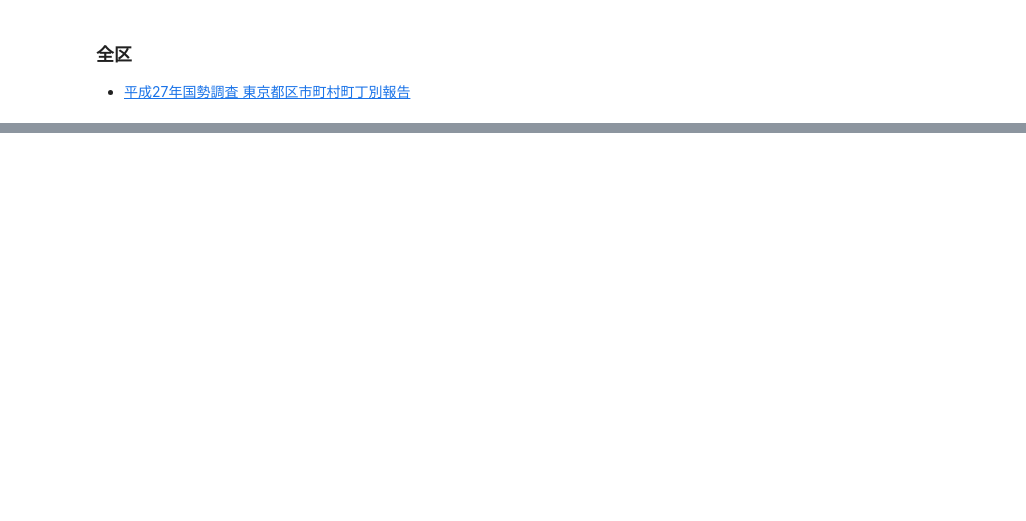
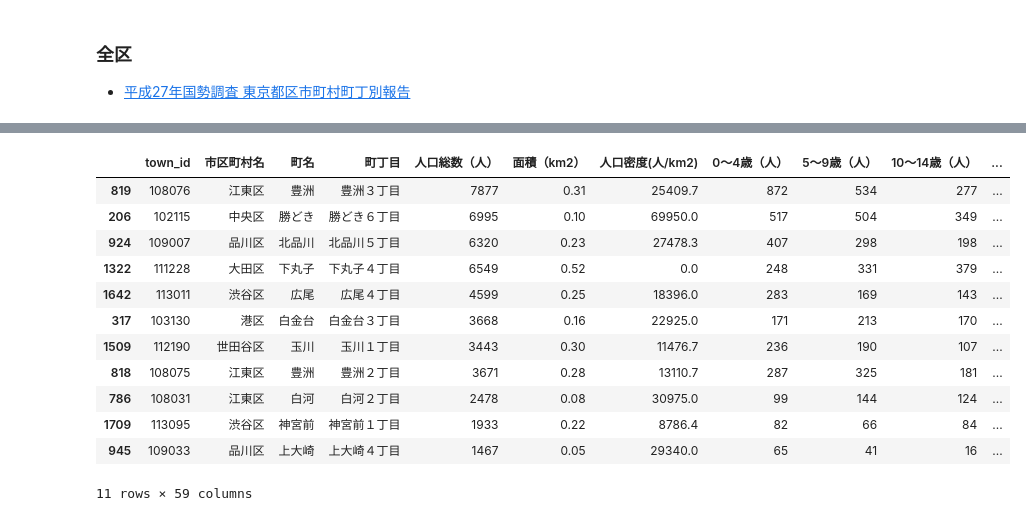
Before and after one commit to z-guard/analysis, a Jupyter notebook: notebooks/population_master.ipynb, the cells around one changed output, grey strips where cells are left out. Saved outputs shown, nothing was run; the diff lists cells and outputs as text; code cells hidden in the pictures; blank space fills up the shorter version.

Commit message:
Add: new population data

```diff
--- a/notebooks/population_master.ipynb
+++ b/notebooks/population_master.ipynb
@@ -218,0 +327,8 @@ if os.path.exists(place_photo_file):
+# %%
+for col in residence_cols:
+    if col != '一般世帯_世帯数':
+        new_col = col.replace('世帯数', '割合')
+        df_residence[new_col] = df_residence[col] / df_residence['一般世帯_世帯数']
+
+df_residence = df_residence.drop(columns=residence_cols+['男女'])
+print(df_residence.shape)
@@ -218,0 +339,5 @@ if os.path.exists(place_photo_file):
+# %%
+csv_file_7 = 'kd15zv07100000.csv'
+df_all_building = pd.read_csv(os.path.join(temp_dir, csv_file_7), dtype='str')
+df_all_building = df_all_building[df_all_building['オリジナル地域階層コード'].notna()].reset_index(drop=True)
+print(df_all_building.shape)
@@ -221,3 +422,30 @@ df_population_master.to_csv(os.path.join(DIR_NAME, 'population_master.csv'), ind
+# %%
+score_family = df_population_master['世帯総数'].quantile(0.2)
+score_housewife = df_population_master['非労働力_専業主婦割合'].quantile(0.8)
+score_towerapartment = df_population_master['共同住宅_11階建以上_割合'].quantile(0.8)
+score_ownedhouse = df_population_master['持ち家_割合'].quantile(0.8)
+score_boardmember = df_population_master['労働力_役員割合'].quantile(0.8)
+df_population_master[
+    (df_population_master['世帯総数'] > score_family) &
+    (df_population_master['非労働力_専業主婦割合'] > score_housewife) &
+    (df_population_master['共同住宅_11階建以上_割合'] > score_towerapartment) &
+    (df_population_master['持ち家_割合'] > score_ownedhouse) &
+    (df_population_master['労働力_役員割合'] > score_boardmember)
+].sort_values('世帯総数', ascending=False)
+# %% [output]
+|  | town_id | 市区町村名 | 町名 | 町丁目 | 人口総数（人） | 面積（km2） | 人口密度(人/km2) | 0〜4歳（人） | 5〜9歳（人） | 10〜14歳（人） | ... |
+| 819 | 108076 | 江東区 | 豊洲 | 豊洲３丁目 | 7877 | 0.31 | 25409.7 | 872 | 534 | 277 | ... |
+| 206 | 102115 | 中央区 | 勝どき | 勝どき６丁目 | 6995 | 0.10 | 69950.0 | 517 | 504 | 349 | ... |
+| 924 | 109007 | 品川区 | 北品川 | 北品川５丁目 | 6320 | 0.23 | 27478.3 | 407 | 298 | 198 | ... |
+| 1322 | 111228 | 大田区 | 下丸子 | 下丸子４丁目 | 6549 | 0.52 | 0.0 | 248 | 331 | 379 | ... |
+| 1642 | 113011 | 渋谷区 | 広尾 | 広尾４丁目 | 4599 | 0.25 | 18396.0 | 283 | 169 | 143 | ... |
+| 317 | 103130 | 港区 | 白金台 | 白金台３丁目 | 3668 | 0.16 | 22925.0 | 171 | 213 | 170 | ... |
+| 1509 | 112190 | 世田谷区 | 玉川 | 玉川１丁目 | 3443 | 0.30 | 11476.7 | 236 | 190 | 107 | ... |
+| 818 | 108075 | 江東区 | 豊洲 | 豊洲２丁目 | 3671 | 0.28 | 13110.7 | 287 | 325 | 181 | ... |
+| 786 | 108031 | 江東区 | 白河 | 白河２丁目 | 2478 | 0.08 | 30975.0 | 99 | 144 | 124 | ... |
+| 1709 | 113095 | 渋谷区 | 神宮前 | 神宮前１丁目 | 1933 | 0.22 | 8786.4 | 82 | 66 | 84 | ... |
+| 945 | 109033 | 品川区 | 上大崎 | 上大崎４丁目 | 1467 | 0.05 | 29340.0 | 65 | 41 | 16 | ... |
+11 rows × 59 columns
 # %%
 df_population_master[
     (df_population_master['市区町村名'] == '港区') &
```
Also changed, not shown: parts of 37 cells of this notebook.
